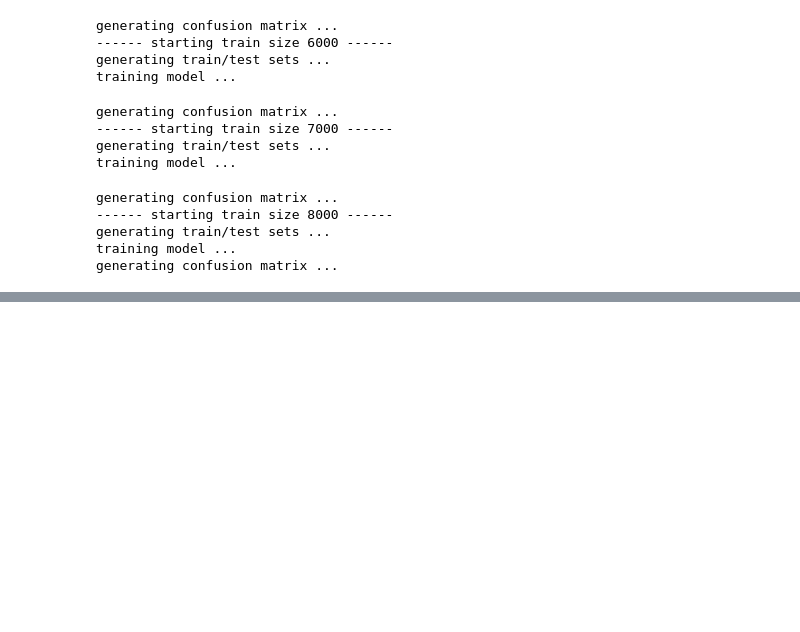
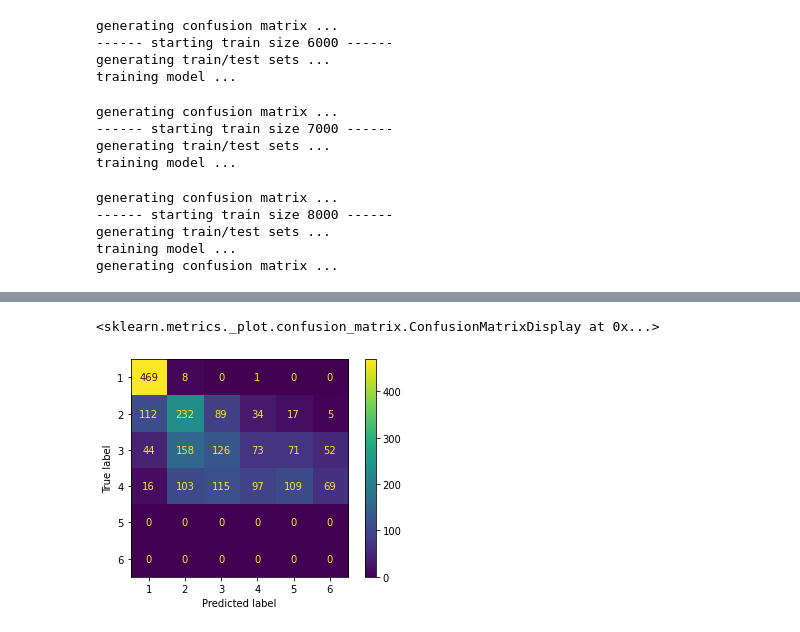
Before and after one commit to Lars314/gm2, a Jupyter notebook: pileup_ml/template_ml_narrow.ipynb, the cells around one changed output, grey strips where cells are left out. Drawn from its saved outputs; the diff is of its cells as text; code cells hidden in the pictures; blank space fills up the shorter version.

```diff
--- a/pileup_ml/template_ml_narrow.ipynb
+++ b/pileup_ml/template_ml_narrow.ipynb
@@ -508,0 +509,26 @@ generating confusion matrix ...
+# %%
+directory = './template_data/set_5/'
+# %%
+with open(directory + 'x_train.data', 'rb') as xFile:
+    biggestX = pickle.load(xFile)
+    x_train = []
+    for x in biggestX[:6000]:
+        x_train.append(x[1])
+    xFile.close()
+
+with open(directory + 'x_test.data', 'rb') as xFile:
+    biggestX = pickle.load(xFile)
+    x_test = []
+    for x in biggestX[:2000]:
+        x_test.append(x[1])
+    xFile.close()
+
+with open(directory + 'y_train.data', 'rb') as yFile:
+    biggestY = pickle.load(yFile)
+    y_train = biggestY[:6000]
+    yFile.close()
+
+with open(directory + 'y_test.data', 'rb') as yFile:
+    biggestY = pickle.load(yFile)
+    y_test = biggestY[:2000]
+    yFile.close()
@@ -508,0 +596,5 @@ generating confusion matrix ...
+# %%
+plot_confusion_matrix(knn_model, x_test, y_test)
+# %% [output]
+<sklearn.metrics._plot.confusion_matrix.ConfusionMatrixDisplay at 0x...>
+[figure, added]
```
Also changed, not shown: parts of 3 cells of this notebook, 7 other files.
